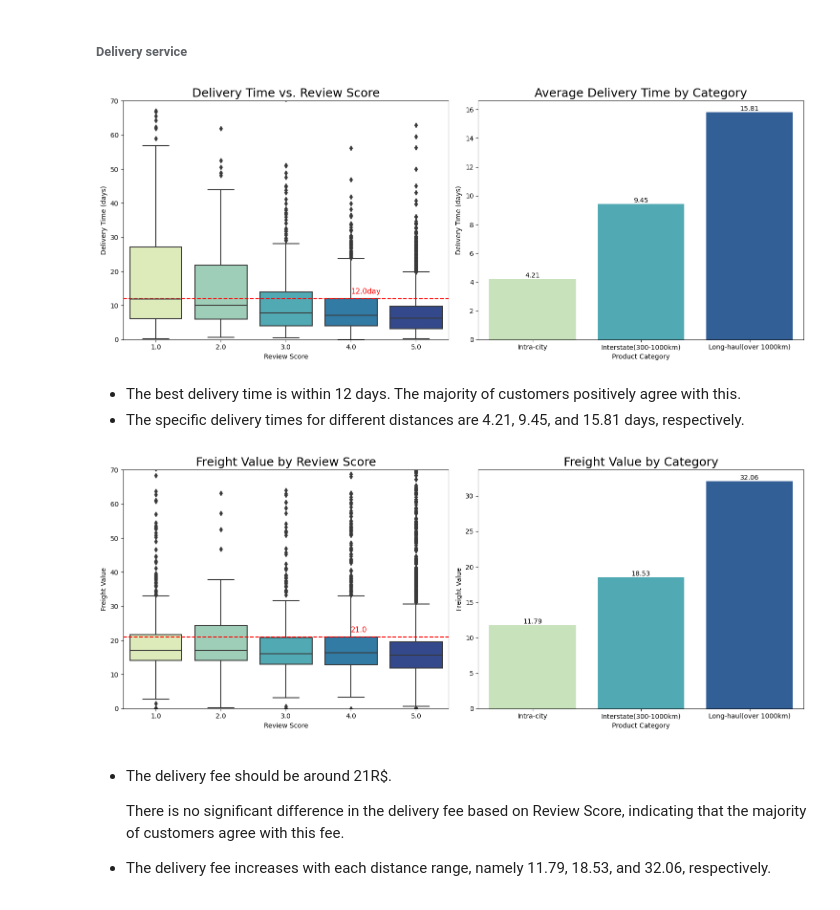
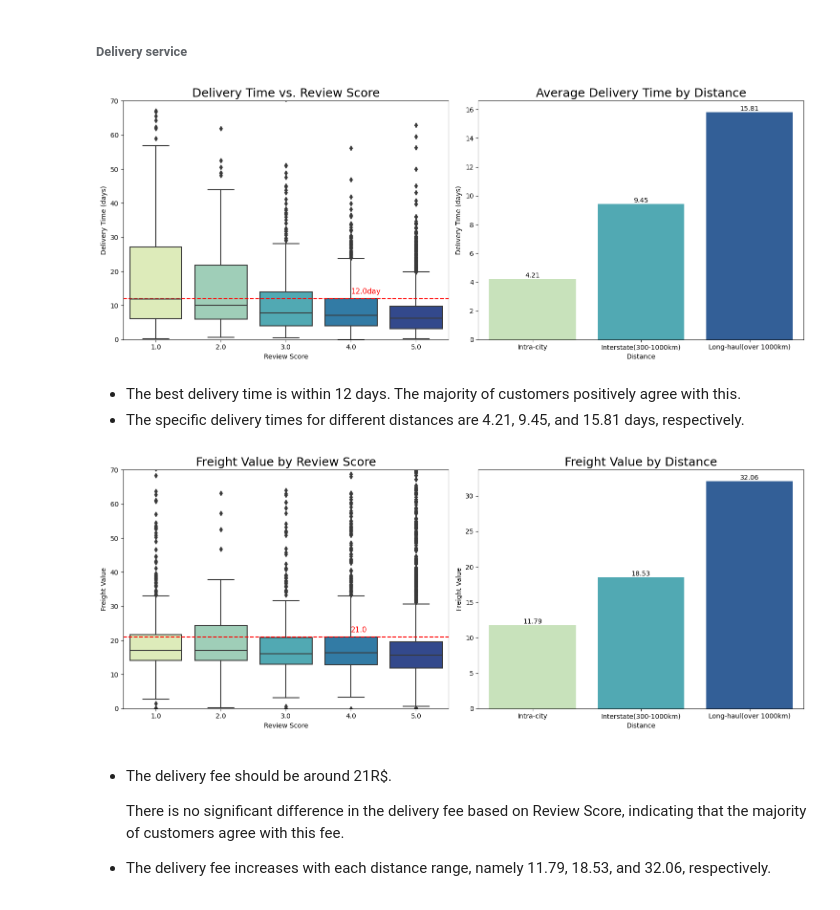
Before and after one commit to nguyenhuuvuong0603/Olist_project, a Jupyter notebook: Olist_Potential_product_analysis.ipynb, the cells around one changed output. Drawn from its saved outputs; the diff is of its cells as text; code cells hidden in the pictures.

```diff
--- a/Olist_Potential_product_analysis.ipynb
+++ b/Olist_Potential_product_analysis.ipynb
@@ -227,12 +224,14 @@ So I will decide to remove null values for orders with Delivered status
 # Dropping orders with 'delivered' status that have null values in any date columns
 orders_df.drop(orders_df[(orders_df.isna().any(axis=1)) & (orders_df['order_status'] == 'delivered')].index, inplace = True)
 # %%
-# Select rows that don't have null values using negate operator (~) on bool series and filtering to show only 'canceled' status
-selected_rows = orders_df[~orders_df.isna().any(axis=1)][orders_df['order_status'] == 'canceled']
+# Select rows that don't have null values
+selected_rows = orders_df[~orders_df.isna().any(axis=1)]
 
+# Filter to show only 'canceled' status
+selected_rows = selected_rows[selected_rows['order_status'] == 'canceled']
 
 # Dropping selected rows in dataframe
-orders_df.drop(selected_rows.index, inplace = True)
+orders_df.drop(selected_rows.index, inplace=True)
 # %%
 # Columns I want to examine
 columns = ['order_approved_at', 'order_delivered_carrier_date', 'order_delivered_customer_date']
@@ -447,8 +446,8 @@ df.tail()
 | 105367 | 35a972d7f8436f405b56e36add1a7140 | 898b7fee99c4e42170ab69ba59be0a8b | delivered | 2018-08-29 15:00:37 | 2018-08-29 15:10:26 | 2018-08-29 16:57:00 | ... |
 # %%
 # Calculate the time between events related to orders
-df['payment_time'] = df['order_approved_at'] - df['order_purchase_timestamp'].copy()
-df['carrier_time'] = df['order_delivered_carrier_date'] - df['order_approved_at'].copy()
-df['delivery_time_estimate'] = df['order_estimated_delivery_date'] - df['order_delivered_carrier_date'].copy()
-df['delivery_time_actual'] = df['order_delivered_customer_date'] - df['order_delivered_carrier_date'].copy()
-df['delay_time'] = df['delivery_time_actual'] - df['delivery_time_estimate'].copy()
+df.loc[:, 'payment_time'] = df['order_approved_at'] - df['order_purchase_timestamp']
+df.loc[:, 'carrier_time'] = df['order_delivered_carrier_date'] - df['order_approved_at']
+df.loc[:, 'delivery_time_estimate'] = df['order_estimated_delivery_date'] - df['order_delivered_carrier_date']
+df.loc[:, 'delivery_time_actual'] = df['order_delivered_customer_date'] - df['order_delivered_carrier_date']
+df.loc[:, 'delay_time'] = df['delivery_time_actual'] - df['delivery_time_estimate']
@@ -873,35 +856,35 @@ focus_df = final_df[final_df['product_category_name_english'].isin(['health_beau
 # %%
 fig, axes = plt.subplots(1, 2, figsize=(15, 6))
 
 deli_revi_box = focus_df.groupby('distance_group')['delivery_time_actual'].mean().reset_index()
 distance_group_labels = {
     1: 'Intra-city',
     2: 'Interstate(300-1000km)',
     3: 'Long-haul(over 1000km)'
 }
 deli_revi_box['distance_group'] = deli_revi_box['distance_group'].map(distance_group_labels)
 sns.barplot(data=deli_revi_box, x='distance_group', y='delivery_time_actual', ax=axes[1], palette='YlGnBu')
-axes[1].set_title('Average Delivery Time by Category', fontsize=18)
-axes[1].set_xlabel('Product Category')
+axes[1].set_title('Average Delivery Time by Distance', fontsize=18)
+axes[1].set_xlabel('Distance')
 axes[1].set_ylabel('Delivery Time (days)')
 
 for p in axes[1].patches:
     axes[1].annotate(f'{p.get_height():.2f}', (p.get_x() + p.get_width() / 2., p.get_height()), ha='center', va='bottom', fontsize=10)
 
 sns.boxplot(data=focus_df, y='delivery_time_actual', x='review_score', palette='YlGnBu', ax=axes[0])
 quantile_75 = focus_df[focus_df['review_score'] == 4]['delivery_time_actual'].quantile(0.75)
 axes[0].axhline(y=quantile_75, color='red', linestyle='--', label='Quantile 0.75 (Review Score 4)')
 axes[0].text(3, quantile_75 + 2, f'{quantile_75:.1f}day', color='red', fontsize=11, ha='left', va='center')
 axes[0].set_title('Delivery Time vs. Review Score', fontsize=18)
 axes[0].set_ylim(0,70)
 axes[0].set_ylabel('Delivery Time (days)')
 axes[0].set_xlabel('Review Score')
 
 plt.tight_layout()
 
 plt.show()
 # %% [output]
-[figure, old version]
+[figure, new version]
 # %% [markdown]
 * The best delivery time is within 12 days. The majority of customers positively agree with this.
 * The specific delivery times for different distances are 4.21, 9.45, and 15.81 days, respectively.
@@ -916,8 +899,8 @@ distance_group_labels = {
 }
 frei_revi_box['distance_group'] = frei_revi_box['distance_group'].map(distance_group_labels)
 sns.barplot(data=frei_revi_box, x='distance_group', y='freight_value', ax=axes[1], palette='YlGnBu')
-axes[1].set_title('Freight Value by Category', fontsize=18)
-axes[1].set_xlabel('Product Category')
+axes[1].set_title('Freight Value by Distance', fontsize=18)
+axes[1].set_xlabel('Distance')
 axes[1].set_ylabel('Freight Value')
 
 for p in axes[1].patches:
@@ -936,7 +919,7 @@ plt.tight_layout()
 
 plt.show()
 # %% [output]
-[figure, old version]
+[figure, new version]
 # %% [markdown]
 * The delivery fee should be around 21R$.
 
```
Also changed, not shown: parts of 12 cells of this notebook.
